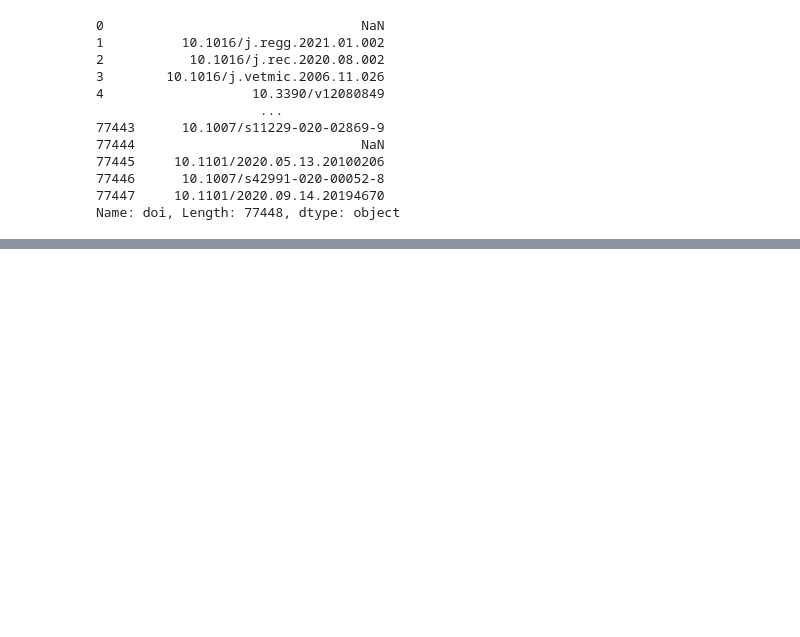
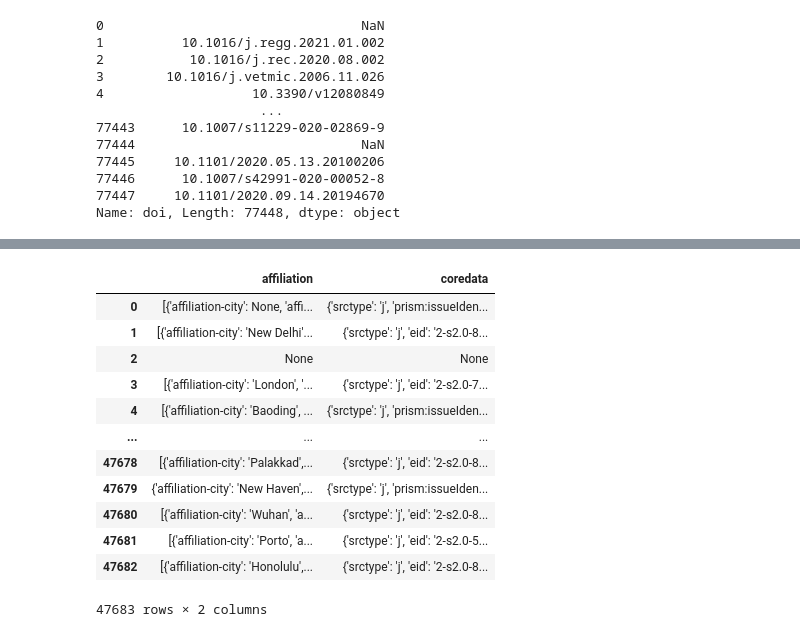
Before and after one commit to kopatri/cs5099masterthesis, a Jupyter notebook: notebooks/CORD-19-collect-scopus-data-cs5099.ipynb, the cells around one changed output, grey strips where cells are left out. Drawn from its saved outputs; the diff is of its cells as text; code cells hidden in the pictures; blank space fills up the shorter version.

```diff
--- a/notebooks/CORD-19-collect-scopus-data-cs5099.ipynb
+++ b/notebooks/CORD-19-collect-scopus-data-cs5099.ipynb
@@ -197,6 +206,21 @@ df_new_extra_transposed
 df_combined_extra_info = pd.concat([df_current_extra_info, df_new_extra_transposed],ignore_index=True)
 # %%
 df_combined_extra_info.to_pickle('extra_info_CS5099.pkl')
+df_combined_extra_info
+# %% [output]
+|  | affiliation | coredata |
+| 0 | [{'affiliation-city': None, 'affi... | {'srctype': 'j', 'prism:issueIden... |
+| 1 | [{'affiliation-city': 'New Delhi'... | {'srctype': 'j', 'eid': '2-s2.0-8... |
+| 2 | None | None |
+| 3 | [{'affiliation-city': 'London', '... | {'srctype': 'j', 'eid': '2-s2.0-7... |
+| 4 | [{'affiliation-city': 'Baoding', ... | {'srctype': 'j', 'prism:issueIden... |
+| ... | ... | ... |
+| 47678 | [{'affiliation-city': 'Palakkad',... | {'srctype': 'j', 'eid': '2-s2.0-8... |
+| 47679 | {'affiliation-city': 'New Haven',... | {'srctype': 'j', 'prism:issueIden... |
+| 47680 | [{'affiliation-city': 'Wuhan', 'a... | {'srctype': 'j', 'eid': '2-s2.0-8... |
+| 47681 | [{'affiliation-city': 'Porto', 'a... | {'srctype': 'j', 'eid': '2-s2.0-5... |
+| 47682 | [{'affiliation-city': 'Honolulu',... | {'srctype': 'j', 'eid': '2-s2.0-8... |
+47683 rows × 2 columns
 # %%
 entry = AffiliationsFromScopusByDOI(client, '10.1086/605034')
 entry
```
Also changed, not shown: parts of 11 cells of this notebook, 3 other files.
